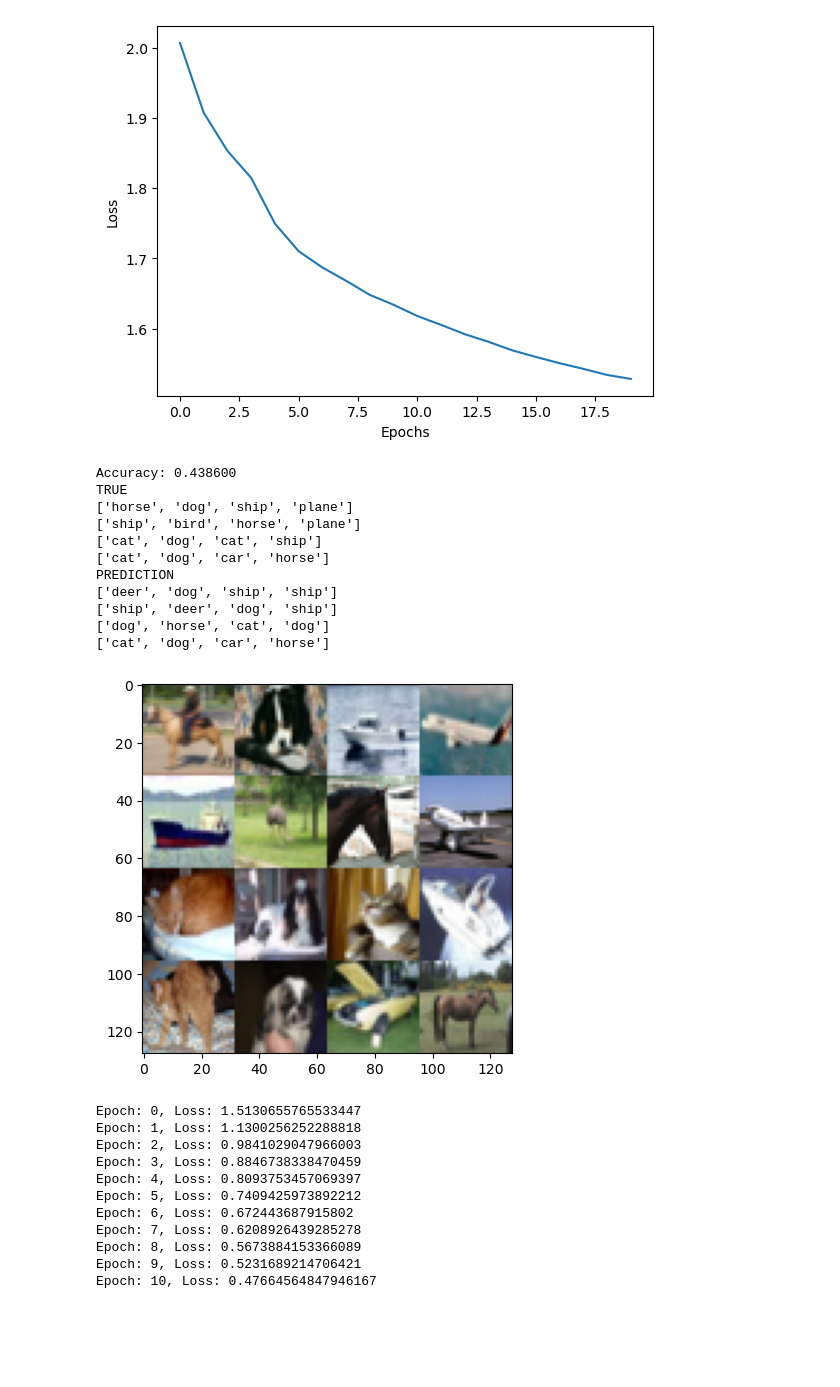
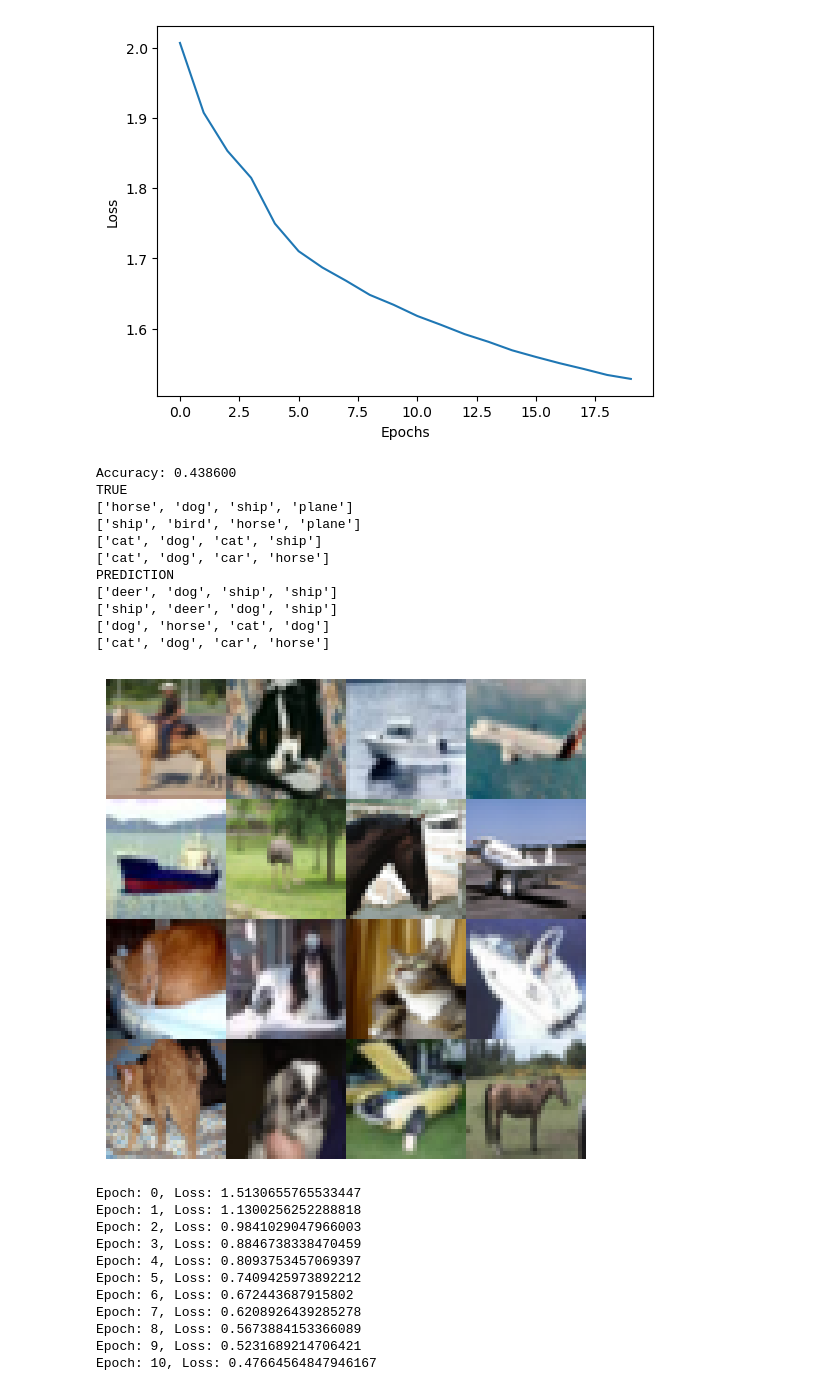
Before and after one commit to Ankur-Deka/Machine-Learning-Notebooks, a Jupyter notebook: Vision Transformer.ipynb, the cells around one changed output. Cells and saved outputs as stored; diff of their text form; code cells hidden in the pictures; blank space fills up the shorter version.

```diff
--- a/Vision Transformer.ipynb
+++ b/Vision Transformer.ipynb
@@ -173,34 +173,37 @@ def eval(model):
     x_viz = (x_viz + 1) / 2
 
     plt.figure()
     plt.imshow(x_viz)
+    plt.axis('off')
+    plt.subplots_adjust(left=0, right=1, top=1, bottom=0)
+    plt.savefig("figures/cifar_samples.png", dpi=600)
 
     classes_true = [classes[i] for i in y_targ]
     classes_pred = [classes[i] for i in y_pred]
 
     def viz_classes(classes, m, n):
         for i in range(m):
             print(classes[n * i: n * (i+1)])
 
     print("TRUE")
     viz_classes(classes_true, 4, 4)
 
     print("PREDICTION")
     viz_classes(classes_pred, 4, 4)
 eval(vit)
 # %% [output]
 Accuracy: 0.438600
 TRUE
 ['horse', 'dog', 'ship', 'plane']
 ['ship', 'bird', 'horse', 'plane']
 ['cat', 'dog', 'cat', 'ship']
 ['cat', 'dog', 'car', 'horse']
 PREDICTION
 ['deer', 'dog', 'ship', 'ship']
 ['ship', 'deer', 'dog', 'ship']
 ['dog', 'horse', 'cat', 'dog']
 ['cat', 'dog', 'car', 'horse']
-[figure, old version]
+[figure, new version]
 # %%
 train(cnn, 20, 3e-3)
 eval(cnn)
```
Also changed, not shown: 2 other files.
